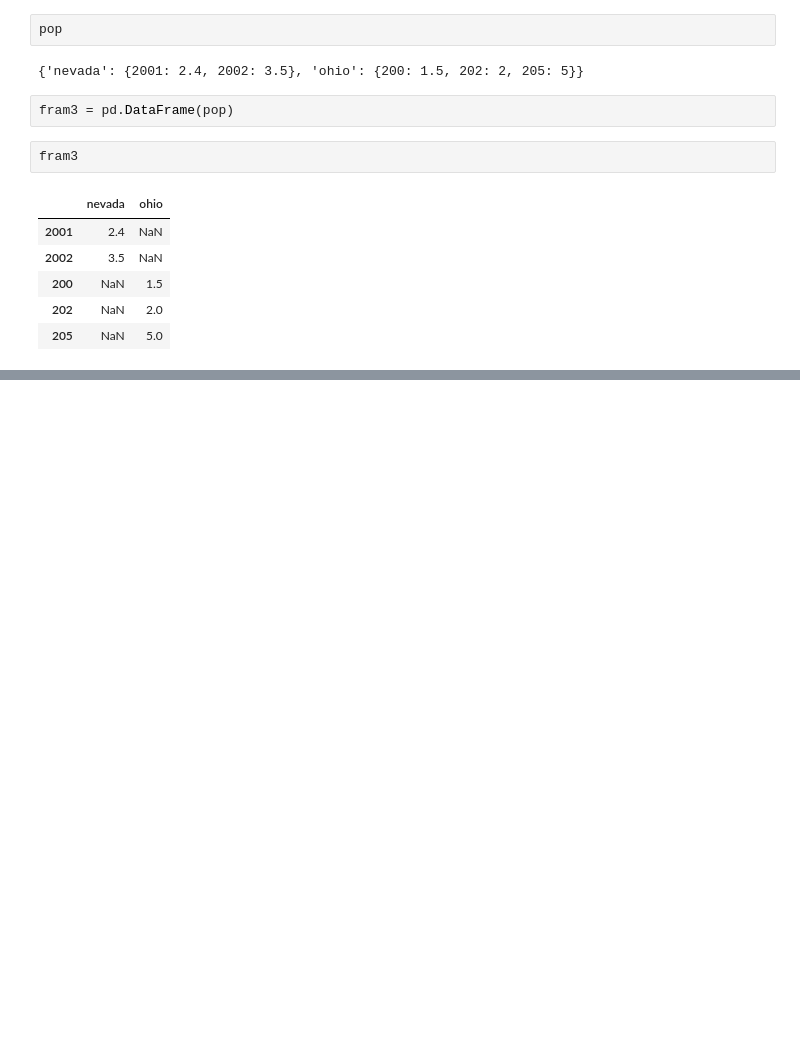
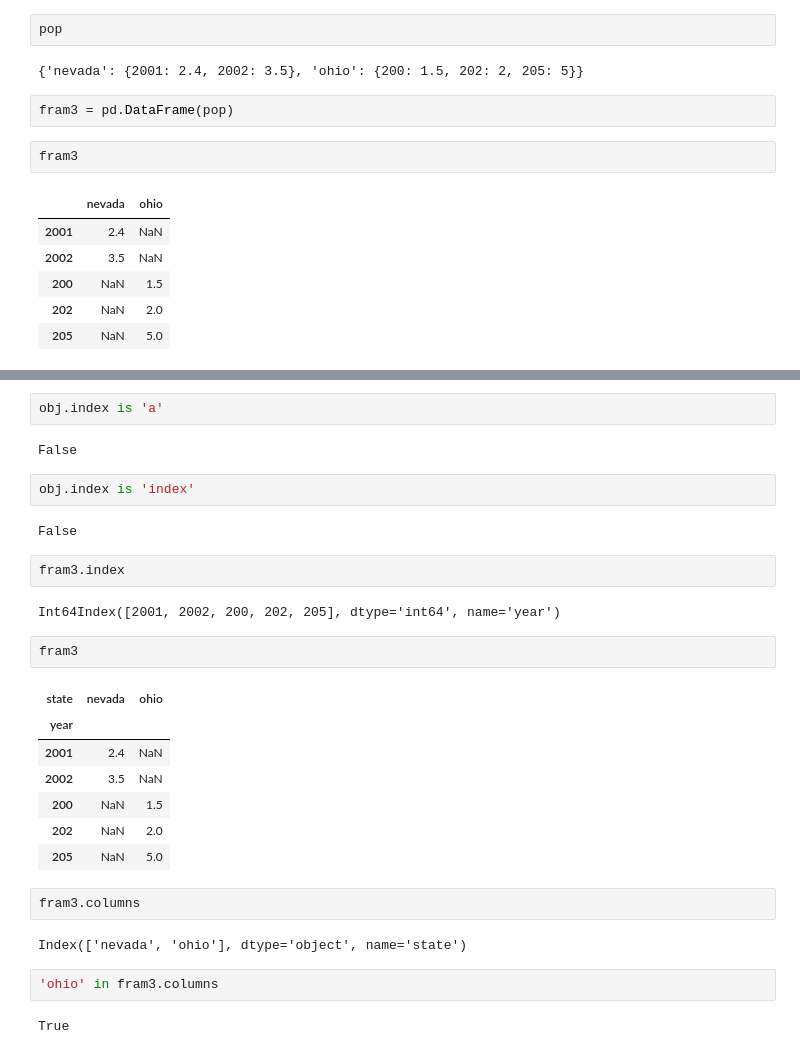
Before and after one commit to Iswaqasahmed/Pandas, a Jupyter notebook: pandas.ipynb, the cells around one changed output, grey strips where cells are left out. Cells and saved outputs as stored; diff of their text form; blank space fills up the shorter version.

```diff
--- a/pandas.ipynb
+++ b/pandas.ipynb
@@ -390,0 +453,30 @@ fram3
+# %%
+obj.index is 'a'
+# %% [output]
+False
+# %%
+obj.index is 'index'
+# %% [output]
+False
+# %%
+fram3.index
+# %% [output]
+Int64Index([2001, 2002, 200, 202, 205], dtype='int64', name='year')
+# %%
+fram3
+# %% [output]
+| state | nevada | ohio |
+| year |  |  |
+| 2001 | 2.4 | NaN |
+| 2002 | 3.5 | NaN |
+| 200 | NaN | 1.5 |
+| 202 | NaN | 2.0 |
+| 205 | NaN | 5.0 |
+# %%
+fram3.columns
+# %% [output]
+Index(['nevada', 'ohio'], dtype='object', name='state')
+# %%
+'ohio' in fram3.columns
+# %% [output]
+True
```
Also changed, not shown: parts of 11 cells of this notebook.
